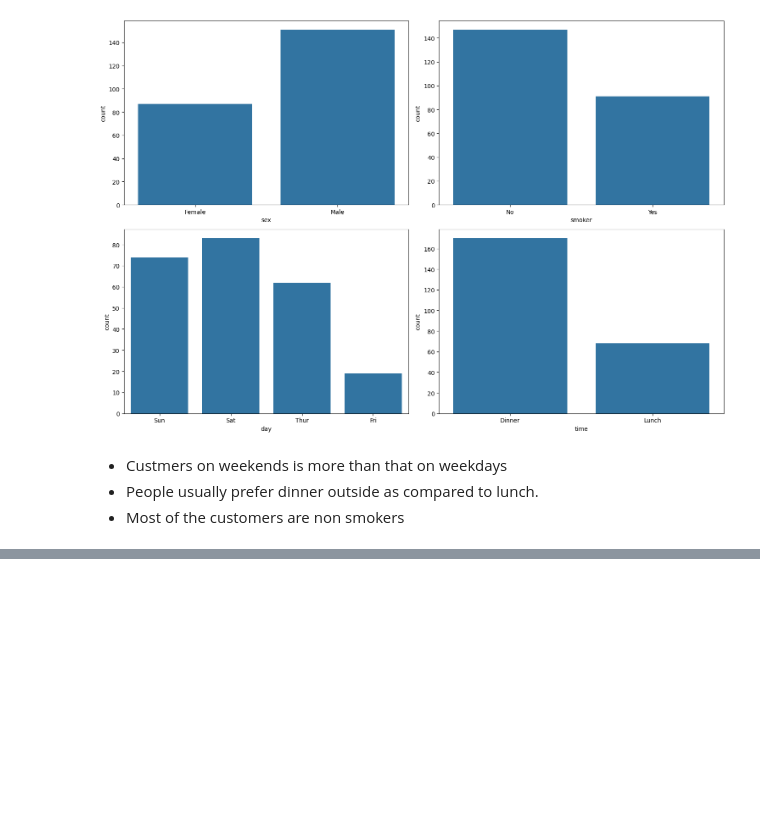
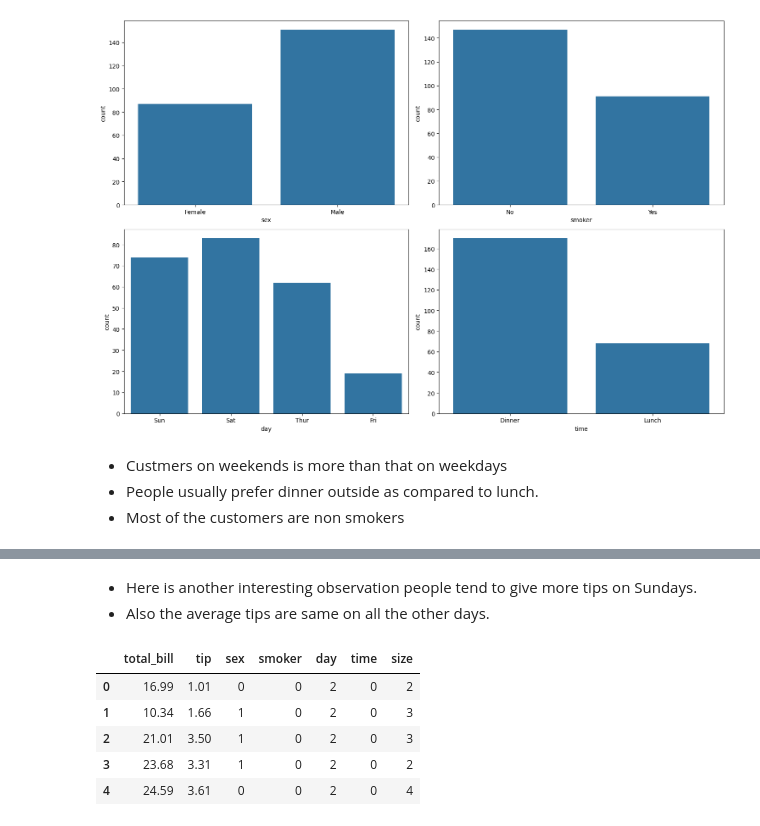
Before and after one commit to rizz045/Waiter-s-Tip-Prediction-using-Machine-Learning, a Jupyter notebook: Waiter’s_Tip_Prediction_using_Machine_Learning.ipynb, the cells around one changed output, grey strips where cells are left out. Saved outputs shown, nothing was run; the diff lists cells and outputs as text; code cells hidden in the pictures; blank space fills up the shorter version.

```diff
--- a/Waiter’s_Tip_Prediction_using_Machine_Learning.ipynb
+++ b/Waiter’s_Tip_Prediction_using_Machine_Learning.ipynb
@@ -160,0 +188,18 @@ Index(['total_bill', 'tip', 'sex', 'smoker', 'day', 'time', 'size'], dtype='obje
+# %% [markdown]
+* Here is another interesting observation people tend to give more tips on Sundays.
+* Also the average tips are same on all the other days.
+# %%
+# Let's encode all the object attributes into numerical using label encoder
+le = LabelEncoder()
+
+for col in df.columns:
+    if df[col].dtype == object:
+        df[col] = le.fit_transform(df[col])
+df.head()
+# %% [output]
+|  | total_bill | tip | sex | smoker | day | time | size |
+| 0 | 16.99 | 1.01 | 0 | 0 | 2 | 0 | 2 |
+| 1 | 10.34 | 1.66 | 1 | 0 | 2 | 0 | 3 |
+| 2 | 21.01 | 3.50 | 1 | 0 | 2 | 0 | 3 |
+| 3 | 23.68 | 3.31 | 1 | 0 | 2 | 0 | 2 |
+| 4 | 24.59 | 3.61 | 0 | 0 | 2 | 0 | 4 |
```
Also changed, not shown: parts of 14 cells of this notebook.
